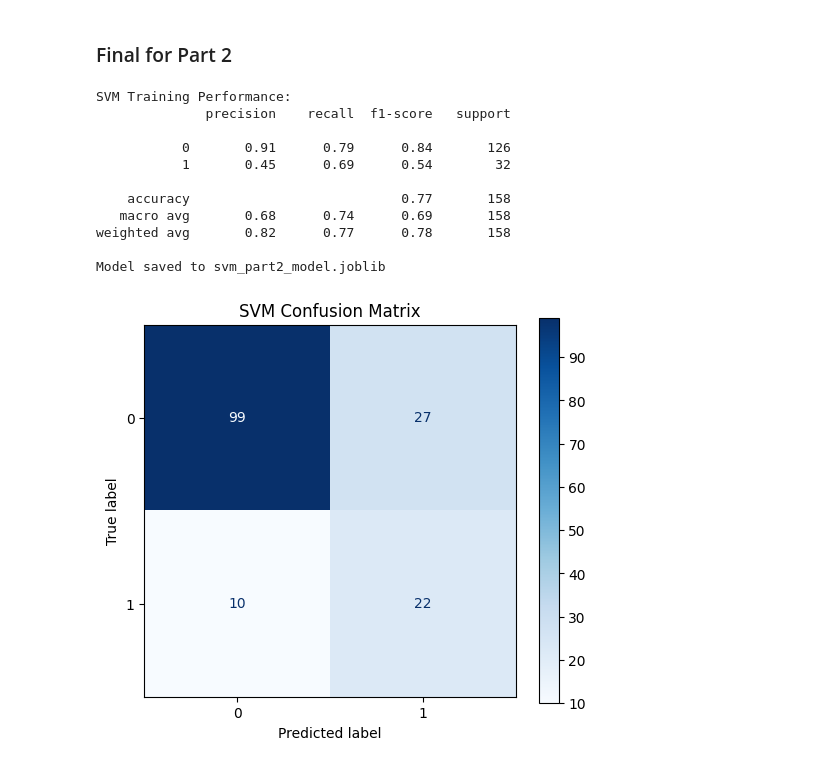
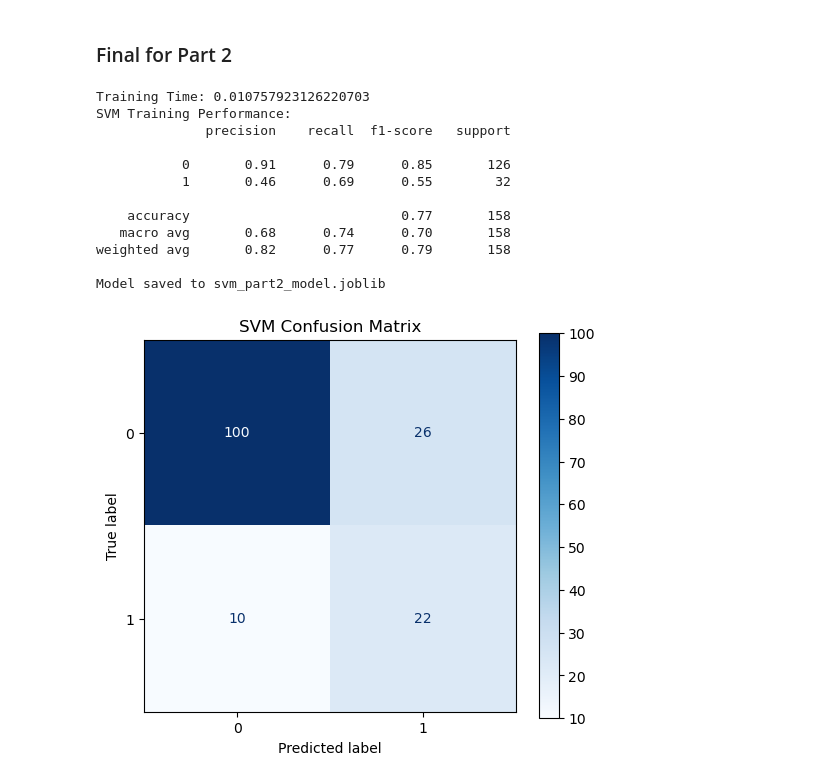
Before and after one commit to tjmeltesen/AML, a Jupyter notebook: Project/part2.ipynb, the cells around one changed output. Cells and saved outputs as stored; diff of their text form; code cells hidden in the pictures.

```diff
--- a/Project/part2.ipynb
+++ b/Project/part2.ipynb
@@ -97,14 +97,15 @@ sns.heatmap(data.drop(columns=columns_drop).corr(), square=True, vmax=1, vmin=-1
 
 
 
-x_train, x_test, y_train, y_test = train_test_split(X, Y, test_size=0.3, random_state=42, stratify=Y)
+x_train, x_test, y_train, y_test = train_test_split(X, Y, test_size=0.2, random_state=42, stratify=Y)
 
 print(x_train.shape, x_test.shape)
-
-
+pca =  PCA(n_components=0.95)
+x_train_pca = pca.fit_transform(x_train)
+print(f"Original number of features: {x_train.shape[1]}, Reduced number of features after PCA: {x_train_pca.shape[1]}")
 pipe = Pipeline([
     ('scaler', StandardScaler()),
-    ('pca', PCA(0.95)),
+    ('pca', PCA(n_components=0.95)),
     ('svm', SVC(random_state=42, class_weight='balanced'))
 ])
 # %% [output]
@@ -136,0 +138,17 @@ Best SVM cross-validation F1 score: 0.6639726767900143
+# %%
+kfold = StratifiedKFold(n_splits=10, shuffle=True, random_state=42)
+import numpy as np
+param_grid_svm = {
+    'svm__C': (0.1 * np.logspace(-1, 1, 100)).tolist(),  # More granular search over C values
+    'svm__kernel': ['rbf','poly'],
+    'svm__gamma': ['scale', 'auto'],
+    'svm__degree': [1,2,3, 4, 5],  # Only relevant for 'poly' kernel, but GridSearchCV will handle it
+}
+
+grid_svm = GridSearchCV(pipe, param_grid_svm, cv=kfold, scoring='f1_macro', n_jobs=-1, verbose=1)
+# %%
+grid_svm.fit(x_train, y_train)
+params = grid_svm.best_params_
+score = grid_svm.best_score_
+print(f"Best SVM parameters: {params}")
+print(f"Best SVM cross-validation F1 score: {score}")
@@ -218,15 +239,15 @@ def load_data(csv_path):
 
 # Define pipeline and parameters
 svm_params = {
-    'C': 0.1,
+    'C': 0.07054802310718644,
     'kernel': 'rbf',
     'gamma': 'scale',
-    'degree': 2,
+    'degree': 1,
     'decision_function_shape': 'ovr'
 }
 pipe = Pipeline([
     ('scaler', StandardScaler()),
-    ('pca', PCA(0.95)),
+    ('pca', PCA(n_components=0.95)),
     ('svm', SVC(random_state=42, class_weight='balanced', **svm_params))
 ])
 
@@ -245,35 +266,36 @@ if TRAINING:
     fig, ax = plt.subplots(figsize=(6, 5))
     disp.plot(ax=ax, cmap='Blues')
     plt.title('SVM Confusion Matrix')
     plt.show()
 else:
     if not os.path.exists(model_path):
         raise FileNotFoundError(f'Model file {model_path} not found! Train first.')
     saved = joblib.load(model_path)
     model = saved['model']
     # Use dev set for demonstration; replace with test_csv for real test
     X_test, y_test = load_data(test_csv)
     time_start = time.time()
     y_pred = model.predict(X_test)
     print("Prediction Time:", time.time() - time_start)
     print('SVM Test Performance:')
     print(classification_report(y_test, y_pred))
     cm = confusion_matrix(y_test, y_pred)
     disp = ConfusionMatrixDisplay(confusion_matrix=cm)
     fig, ax = plt.subplots(figsize=(6, 5))
     disp.plot(ax=ax, cmap='Blues')
     plt.title('SVM Confusion Matrix')
     plt.show()
 # %% [output]
+Training Time: 0.010757923126220703
 SVM Training Performance:
               precision    recall  f1-score   support
 
-           0       0.91      0.79      0.84       126
-           1       0.45      0.69      0.54        32
+           0       0.91      0.79      0.85       126
+           1       0.46      0.69      0.55        32
 
     accuracy                           0.77       158
-   macro avg       0.68      0.74      0.69       158
-weighted avg       0.82      0.77      0.78       158
+   macro avg       0.68      0.74      0.70       158
+weighted avg       0.82      0.77      0.79       158
 
 Model saved to svm_part2_model.joblib
-[figure, old version]
+[figure, new version]
```
Also changed, not shown: parts of 9 cells of this notebook, 2 other files.
